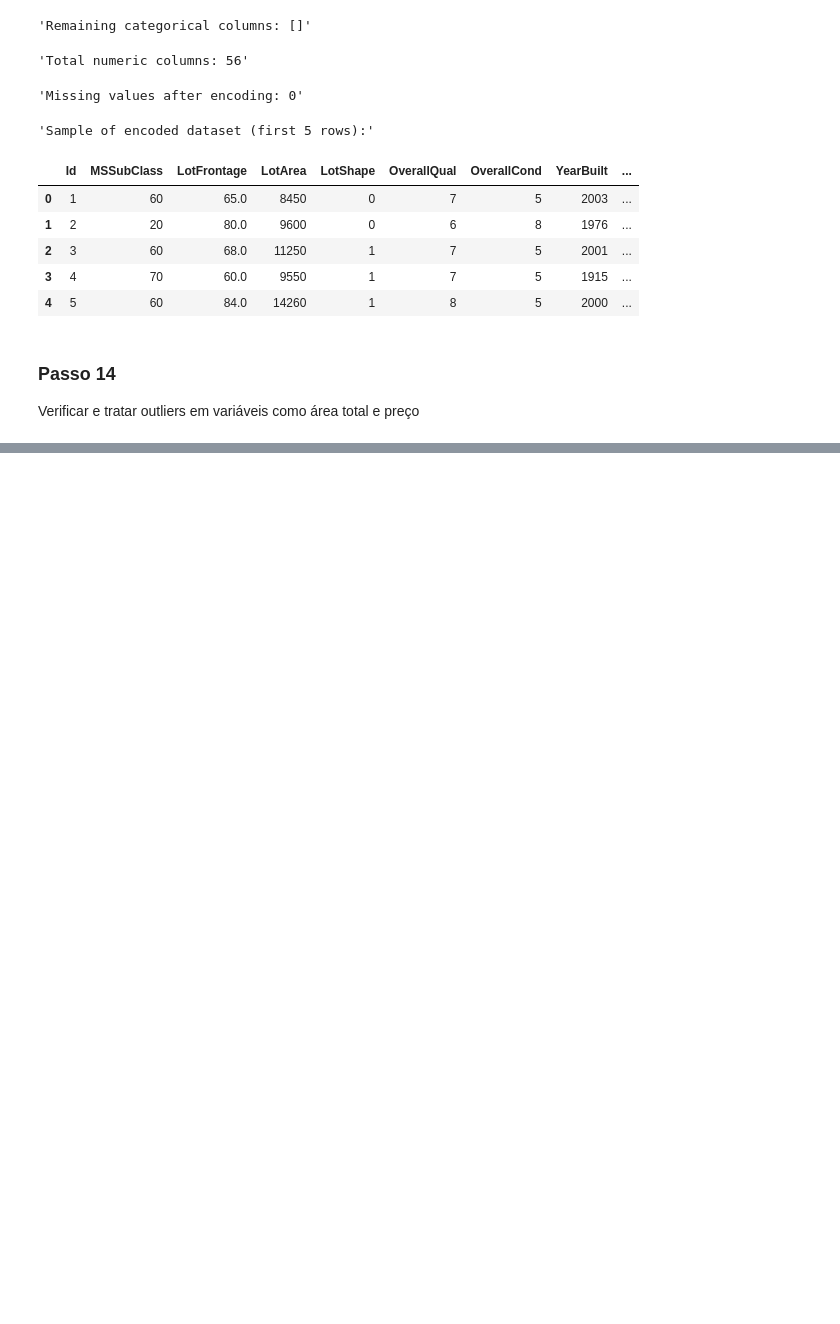
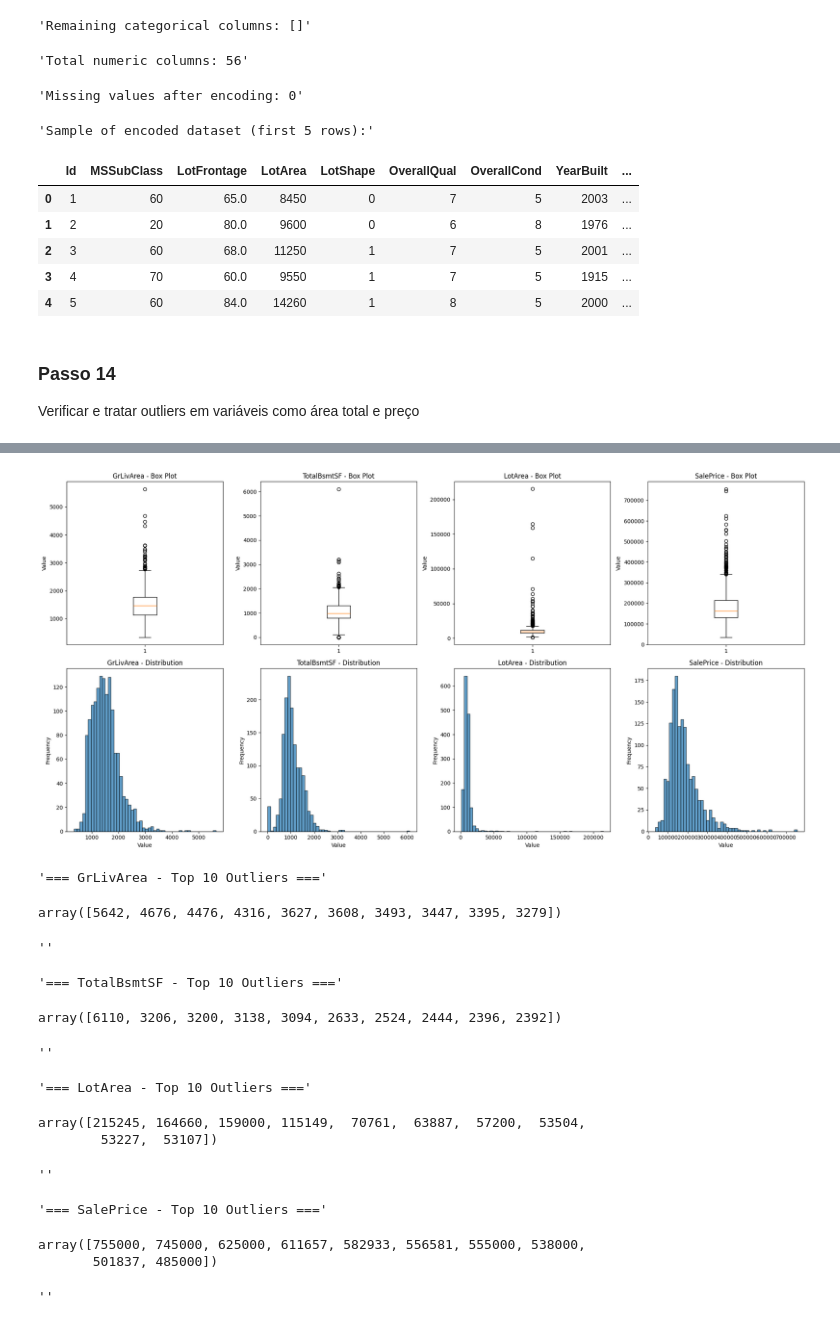
Before and after one commit to murilomaiaa/house-prices-prediction, a Jupyter notebook: estudo-dirigido.ipynb, the cells around one changed output, grey strips where cells are left out. Saved outputs shown, nothing was run; the diff lists cells and outputs as text; code cells hidden in the pictures; blank space fills up the shorter version.

```diff
--- a/estudo-dirigido.ipynb
+++ b/estudo-dirigido.ipynb
@@ -836,0 +899,48 @@ Verificar e tratar outliers em variáveis como área total e preço
+# %%
+# Create visualizations for outliers
+fig, axes = plt.subplots(2, 4, figsize=(20, 10))
+axes = axes.flatten()
+
+# Variables to visualize
+vars_to_plot = ['GrLivArea', 'TotalBsmtSF', 'LotArea', 'SalePrice']
+
+for i, var in enumerate(vars_to_plot):
+    # Box plot
+    axes[i].boxplot(train[var])
+    axes[i].set_title(f'{var} - Box Plot')
+    axes[i].set_ylabel('Value')
+
+    # Histogram
+    axes[i+4].hist(train[var], bins=50, alpha=0.7, edgecolor='black')
+    axes[i+4].set_title(f'{var} - Distribution')
+    axes[i+4].set_xlabel('Value')
+    axes[i+4].set_ylabel('Frequency')
+
+plt.tight_layout()
+plt.show()
+
+# Show the extreme outliers for each variable
+for var in vars_to_plot:
+    analysis = outlier_analysis[var]
+    outliers_mask = (train[var] < analysis['lower_bound']) | (train[var] > analysis['upper_bound'])
+    outliers_data = train[outliers_mask][var].sort_values(ascending=False)
+
+    display(f"=== {var} - Top 10 Outliers ===")
+    display(outliers_data.head(10).values)
+    display("")
+# %% [output]
+[figure, added]
+'=== GrLivArea - Top 10 Outliers ==='
+array([5642, 4676, 4476, 4316, 3627, 3608, 3493, 3447, 3395, 3279])
+''
+'=== TotalBsmtSF - Top 10 Outliers ==='
+array([6110, 3206, 3200, 3138, 3094, 2633, 2524, 2444, 2396, 2392])
+''
+'=== LotArea - Top 10 Outliers ==='
+array([215245, 164660, 159000, 115149,  70761,  63887,  57200,  53504,
+        53227,  53107])
+''
+'=== SalePrice - Top 10 Outliers ==='
+array([755000, 745000, 625000, 611657, 582933, 556581, 555000, 538000,
+       501837, 485000])
+''
```
Also changed, not shown: parts of 3 cells of this notebook.
